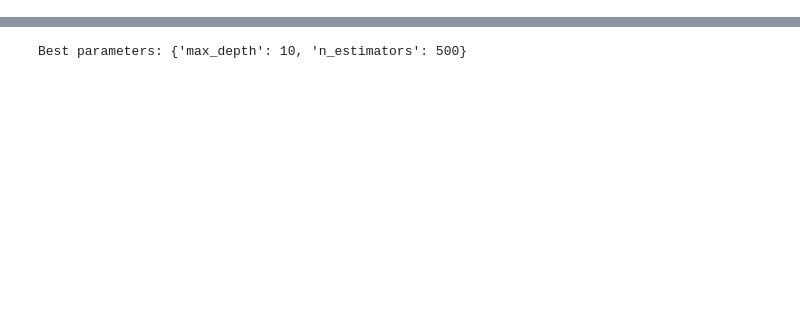
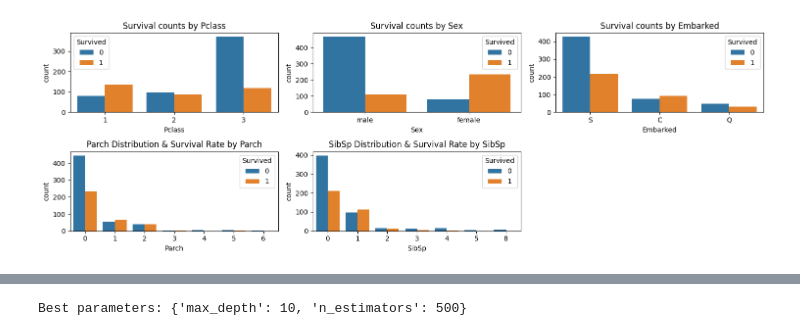
Before and after one commit to oriolraventost/Kaggle-Competitions, a Jupyter notebook: titanic.ipynb, the cells around one changed output, grey strips where cells are left out. Saved outputs shown, nothing was run; the diff lists cells and outputs as text; code cells hidden in the pictures; blank space fills up the shorter version.

```diff
--- a/titanic.ipynb
+++ b/titanic.ipynb
@@ -284,0 +165,25 @@ Next we will create a couple of features that might be useful to predict our tar
+# %%
+#Plot categorical features distributions and survival rates
+fig, axs = plt.subplots(2, 3, figsize=(15, 5))
+
+sns.countplot(data=df_train, x='Pclass', hue='Survived', ax=axs[0, 0])
+axs[0, 0].set_title('Survival counts by Pclass')
+
+sns.countplot(data=df_train, x='Sex', hue='Survived', ax=axs[0, 1])
+axs[0, 1].set_title('Survival counts by Sex')
+
+sns.countplot(data=df_train, x='Embarked', hue='Survived', ax=axs[0, 2])
+axs[0, 2].set_title('Survival counts by Embarked')
+
+sns.countplot(data=df_train, x='Parch', hue='Survived', ax=axs[1, 0])
+axs[1, 0].set_title('Parch Distribution & Survival Rate by Parch')
+
+sns.countplot(data=df_train, x='SibSp', hue='Survived', ax=axs[1, 1])
+axs[1, 1].set_title('SibSp Distribution & Survival Rate by SibSp')
+
+fig.delaxes(axs[1, 2])
+
+plt.tight_layout()
+plt.show()
+# %% [output]
+[figure, added]
```
Also changed, not shown: parts of 81 cells of this notebook.
